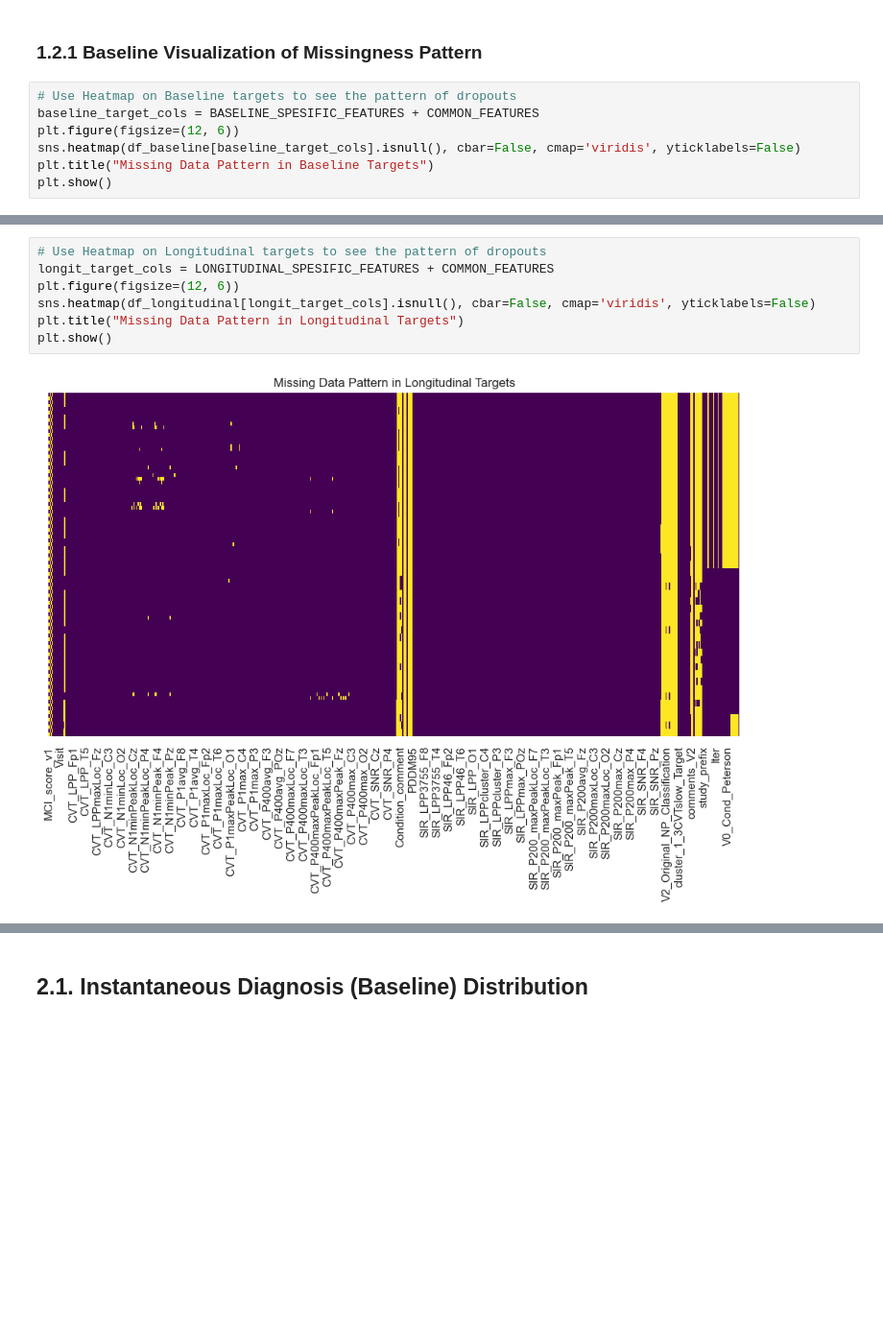
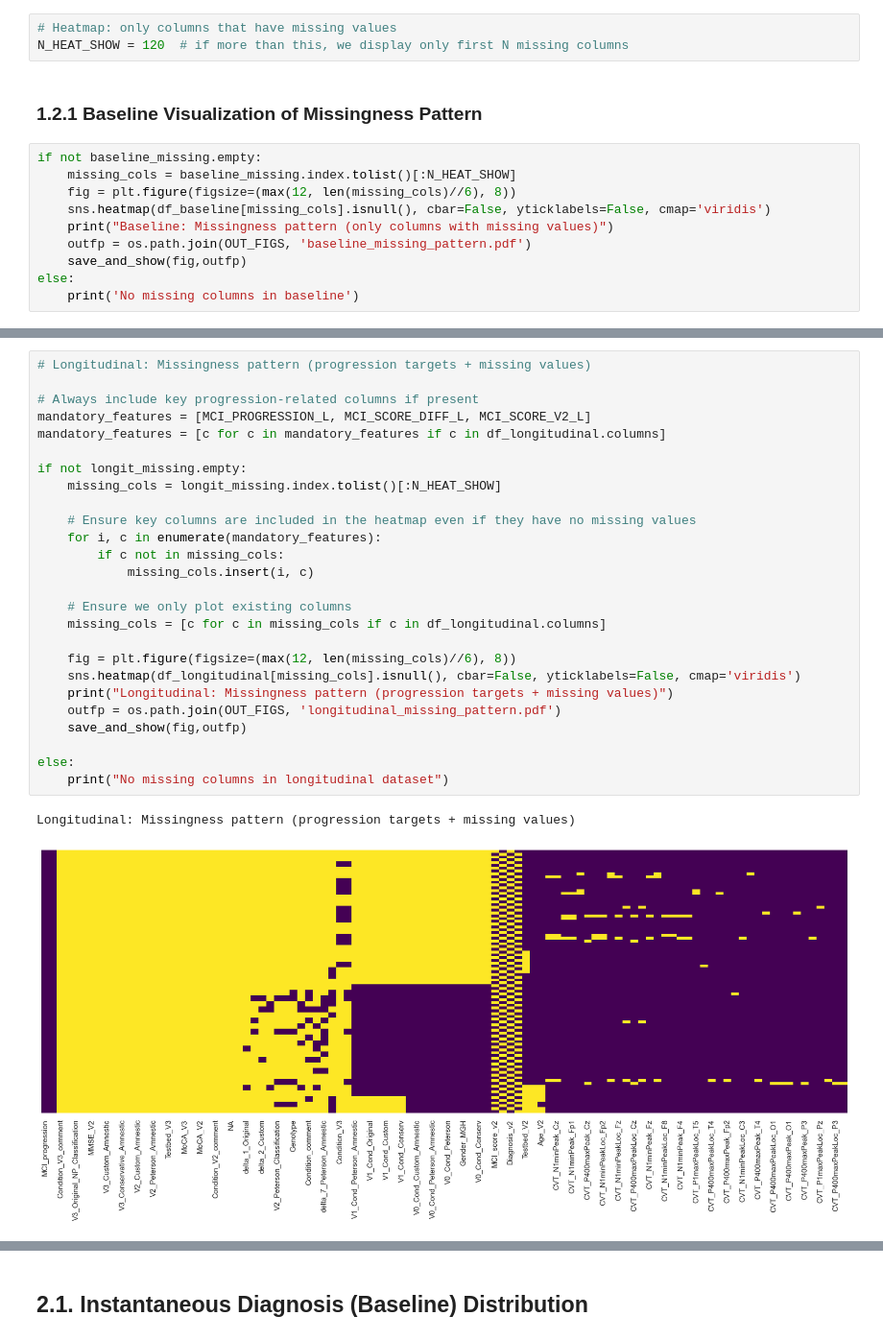
Before and after one commit to EdizArkin/EEG-Cognitive-Progression-Analysis-Early-Diagnosis, a Jupyter notebook: eda.ipynb, the cells around one changed output, grey strips where cells are left out. Shown at 96% size. Cells and saved outputs as stored; diff of their text form; blank space fills up the shorter version.

```diff
--- a/eda.ipynb
+++ b/eda.ipynb
@@ -170,10 +241,16 @@ display(longit_missing_info[longit_missing_info['Count'] > 0].head(5))
+# %%
+# Heatmap: only columns that have missing values
+N_HEAT_SHOW = 120  # if more than this, we display only first N missing columns
 # %% [markdown]
 ### 1.2.1 Baseline Visualization of Missingness Pattern
 # %%
-# Use Heatmap on Baseline targets to see the pattern of dropouts
-baseline_target_cols = BASELINE_SPESIFIC_FEATURES + COMMON_FEATURES
-plt.figure(figsize=(12, 6))
-sns.heatmap(df_baseline[baseline_target_cols].isnull(), cbar=False, cmap='viridis', yticklabels=False)
-plt.title("Missing Data Pattern in Baseline Targets")
-plt.show()
+if not baseline_missing.empty:
+    missing_cols = baseline_missing.index.tolist()[:N_HEAT_SHOW]
+    fig = plt.figure(figsize=(max(12, len(missing_cols)//6), 8))
+    sns.heatmap(df_baseline[missing_cols].isnull(), cbar=False, yticklabels=False, cmap='viridis')
+    print("Baseline: Missingness pattern (only columns with missing values)")
+    outfp = os.path.join(OUT_FIGS, 'baseline_missing_pattern.pdf')
+    save_and_show(fig,outfp)
+else:
+    print('No missing columns in baseline')
 # %% [output]
@@ -183,9 +261,29 @@ plt.show()
 # %%
-# Use Heatmap on Longitudinal targets to see the pattern of dropouts
-longit_target_cols = LONGITUDINAL_SPESIFIC_FEATURES + COMMON_FEATURES
-plt.figure(figsize=(12, 6))
-sns.heatmap(df_longitudinal[longit_target_cols].isnull(), cbar=False, cmap='viridis', yticklabels=False)
-plt.title("Missing Data Pattern in Longitudinal Targets")
-plt.show()
+# Longitudinal: Missingness pattern (progression targets + missing values)
+
+# Always include key progression-related columns if present
+mandatory_features = [MCI_PROGRESSION_L, MCI_SCORE_DIFF_L, MCI_SCORE_V2_L]
+mandatory_features = [c for c in mandatory_features if c in df_longitudinal.columns]
+
+if not longit_missing.empty:
+    missing_cols = longit_missing.index.tolist()[:N_HEAT_SHOW]
+
+    # Ensure key columns are included in the heatmap even if they have no missing values
+    for i, c in enumerate(mandatory_features):
+        if c not in missing_cols:
+            missing_cols.insert(i, c)
+
+    # Ensure we only plot existing columns
+    missing_cols = [c for c in missing_cols if c in df_longitudinal.columns]
+
+    fig = plt.figure(figsize=(max(12, len(missing_cols)//6), 8))
+    sns.heatmap(df_longitudinal[missing_cols].isnull(), cbar=False, yticklabels=False, cmap='viridis')
+    print("Longitudinal: Missingness pattern (progression targets + missing values)")
+    outfp = os.path.join(OUT_FIGS, 'longitudinal_missing_pattern.pdf')
+    save_and_show(fig,outfp)
+
+else:
+    print("No missing columns in longitudinal dataset")
 # %% [output]
+Longitudinal: Missingness pattern (progression targets + missing values)
-[figure, old version]
+[figure, new version]
```
Also changed, not shown: parts of 77 cells of this notebook, 3 other files.
